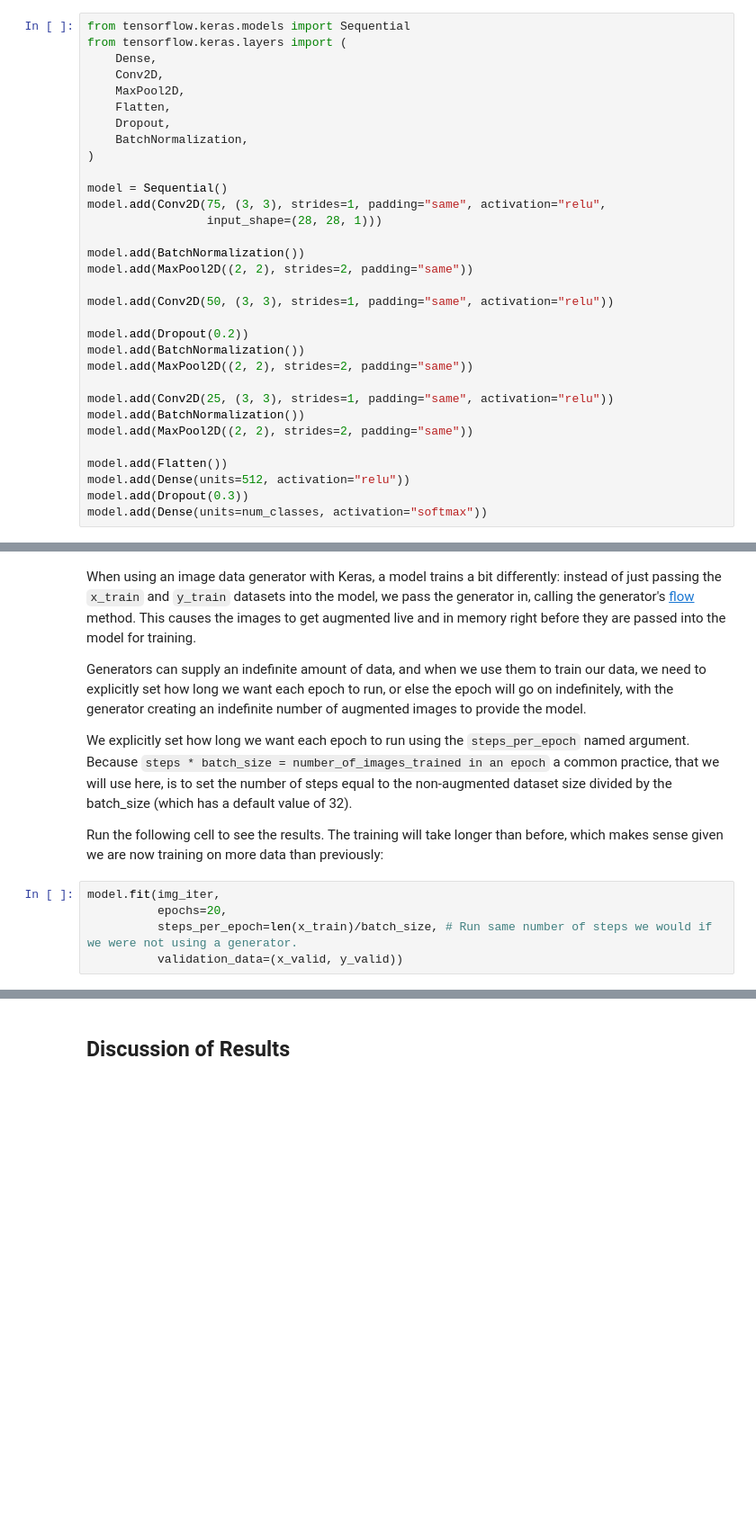
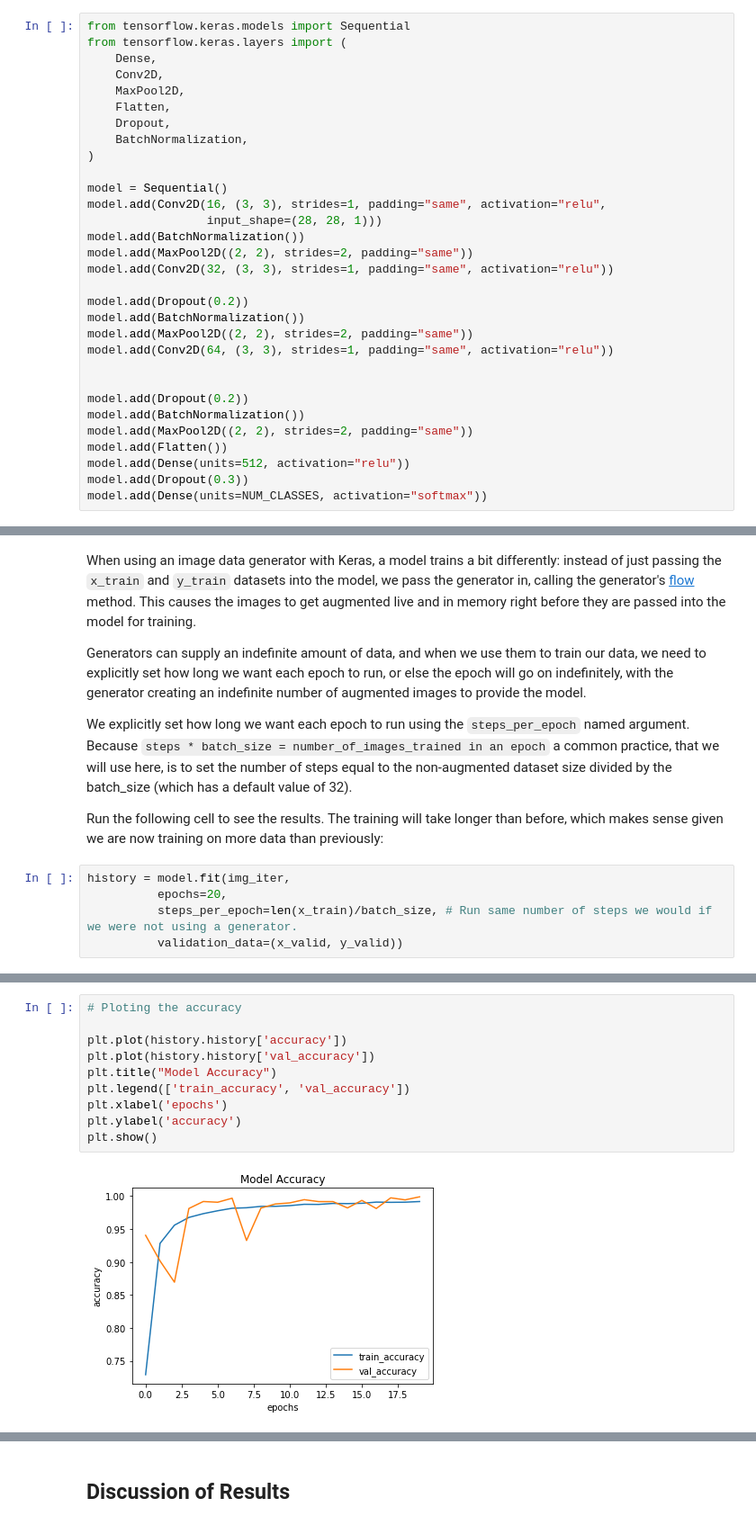
Before and after one commit to its-Kumar/signlang_project, a Jupyter notebook: src/notebooks/3_sl_data_aug.ipynb, the cells around one changed output, grey strips where cells are left out. Shown at 90% size. Cells and saved outputs as stored; diff of their text form; blank space fills up the shorter version.

```diff
--- a/src/notebooks/3_sl_data_aug.ipynb
+++ b/src/notebooks/3_sl_data_aug.ipynb
@@ -62,26 +62,25 @@ from tensorflow.keras.layers import (
 )
 
 model = Sequential()
-model.add(Conv2D(75, (3, 3), strides=1, padding="same", activation="relu",
+model.add(Conv2D(16, (3, 3), strides=1, padding="same", activation="relu",
                  input_shape=(28, 28, 1)))
-
 model.add(BatchNormalization())
 model.add(MaxPool2D((2, 2), strides=2, padding="same"))
-
-model.add(Conv2D(50, (3, 3), strides=1, padding="same", activation="relu"))
+model.add(Conv2D(32, (3, 3), strides=1, padding="same", activation="relu"))
 
 model.add(Dropout(0.2))
 model.add(BatchNormalization())
 model.add(MaxPool2D((2, 2), strides=2, padding="same"))
+model.add(Conv2D(64, (3, 3), strides=1, padding="same", activation="relu"))
 
-model.add(Conv2D(25, (3, 3), strides=1, padding="same", activation="relu"))
+
+model.add(Dropout(0.2))
 model.add(BatchNormalization())
 model.add(MaxPool2D((2, 2), strides=2, padding="same"))
-
 model.add(Flatten())
 model.add(Dense(units=512, activation="relu"))
 model.add(Dropout(0.3))
-model.add(Dense(units=num_classes, activation="softmax"))
+model.add(Dense(units=NUM_CLASSES, activation="softmax"))
 # %% [markdown]
 ## Data Augmentation
 # %% [markdown]
@@ -151,7 +146,7 @@ We explicitly set how long we want each epoch to run using the `steps_per_epoch`
 
 Run the following cell to see the results. The training will take longer than before, which makes sense given we are now training on more data than previously:
 # %%
-model.fit(img_iter,
+history = model.fit(img_iter,
           epochs=20,
           steps_per_epoch=len(x_train)/batch_size, # Run same number of steps we would if we were not using a generator.
           validation_data=(x_valid, y_valid))
@@ -176,0 +171,12 @@ Epoch 20/20
+# %%
+# Ploting the accuracy
+
+plt.plot(history.history['accuracy'])
+plt.plot(history.history['val_accuracy'])
+plt.title("Model Accuracy")
+plt.legend(['train_accuracy', 'val_accuracy'])
+plt.xlabel('epochs')
+plt.ylabel('accuracy')
+plt.show()
+# %% [output]
+[figure, added]
```
Also changed, not shown: parts of 8 cells of this notebook, 19 other files.
